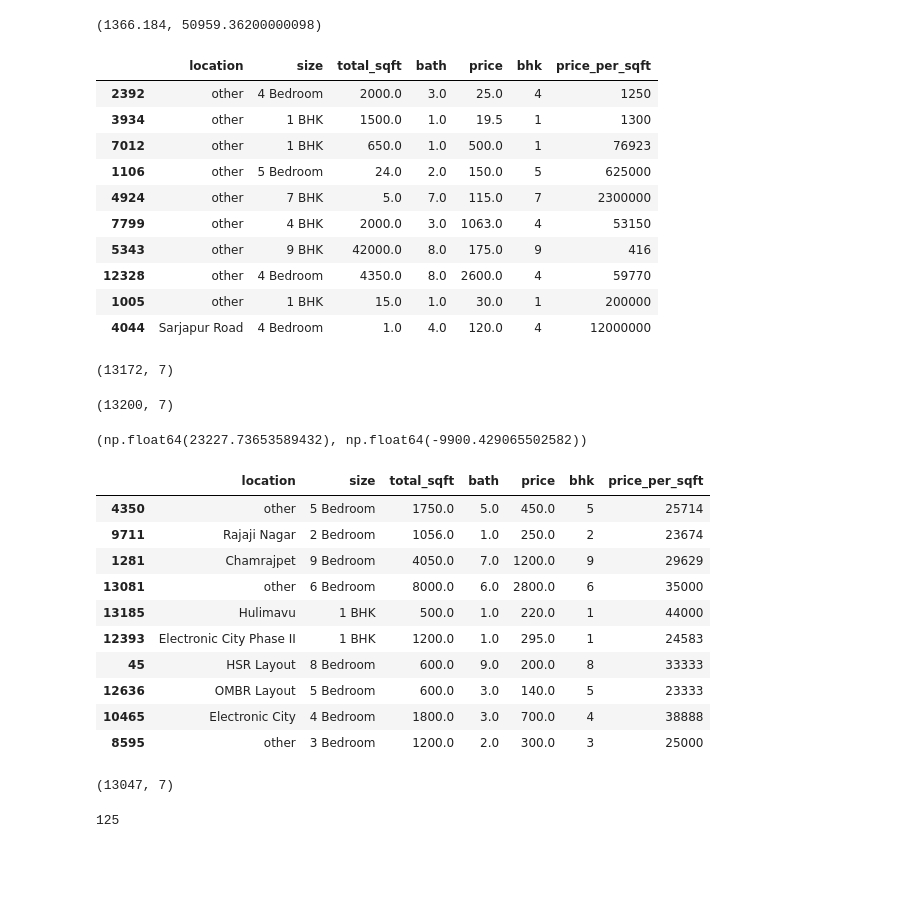
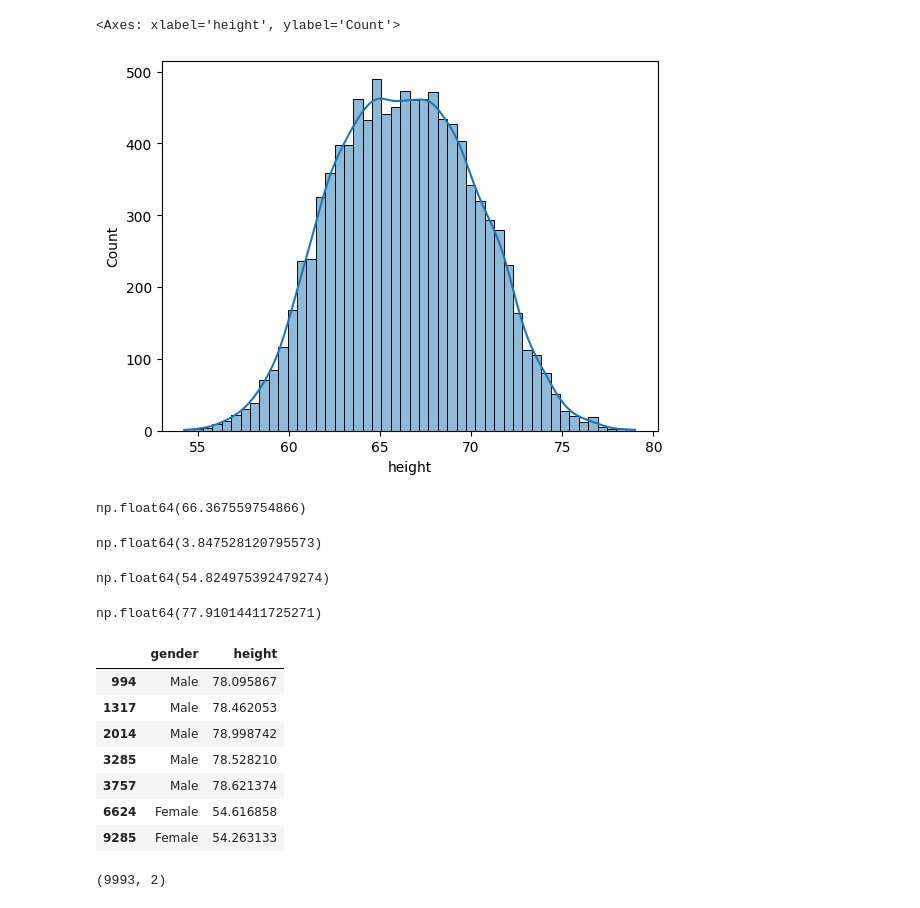
Before and after one commit to Nishthamaybeme/Data-Science-Journey, a Jupyter notebook: Standard-Deviation/std_deviation.ipynb, the cells around one changed output. Cells and saved outputs as stored; diff of their text form; code cells hidden in the pictures; blank space fills up the shorter version.

```diff
--- a/Standard-Deviation/std_deviation.ipynb
+++ b/Standard-Deviation/std_deviation.ipynb
@@ -34,61 +34,41 @@ Name: price_per_sqft, dtype: float64
 # %%
-lower_limit, upper_limit = df.price_per_sqft.quantile([0.001, 0.999])
-lower_limit, upper_limit
+sn.histplot(df.height,kde=True)
 # %% [output]
-(1366.184, 50959.36200000098)
+<Axes: xlabel='height', ylabel='Count'>
+[figure, added]
 # %%
-outliers = df[(df.price_per_sqft>upper_limit) | (df.price_per_sqft<lower_limit)]
-outliers.sample(10)
+mean=df.height.mean()
-# %% [output]
-|  | location | size | total_sqft | bath | price | bhk | price_per_sqft |
-| 2392 | other | 4 Bedroom | 2000.0 | 3.0 | 25.0 | 4 | 1250 |
-| 3934 | other | 1 BHK | 1500.0 | 1.0 | 19.5 | 1 | 1300 |
-| 7012 | other | 1 BHK | 650.0 | 1.0 | 500.0 | 1 | 76923 |
-| 1106 | other | 5 Bedroom | 24.0 | 2.0 | 150.0 | 5 | 625000 |
-| 4924 | other | 7 BHK | 5.0 | 7.0 | 115.0 | 7 | 2300000 |
-| 7799 | other | 4 BHK | 2000.0 | 3.0 | 1063.0 | 4 | 53150 |
-| 5343 | other | 9 BHK | 42000.0 | 8.0 | 175.0 | 9 | 416 |
-| 12328 | other | 4 Bedroom | 4350.0 | 8.0 | 2600.0 | 4 | 59770 |
-| 1005 | other | 1 BHK | 15.0 | 1.0 | 30.0 | 1 | 200000 |
-| 4044 | Sarjapur Road | 4 Bedroom | 1.0 | 4.0 | 120.0 | 4 | 12000000 |
 # %%
-
-df2 = df[(df.price_per_sqft<upper_limit) & (df.price_per_sqft>lower_limit)]
-df2.shape
+mean
 # %% [output]
-(13172, 7)
+np.float64(66.367559754866)
 # %%
-
-df.shape
+stddev=df.height.std()
+stddev
 # %% [output]
-(13200, 7)
+np.float64(3.847528120795573)
 # %%
-max_limit = df2.price_per_sqft.mean() + 4*df2.price_per_sqft.std()
-min_limit = df2.price_per_sqft.mean() - 4*df2.price_per_sqft.std()
-max_limit, min_limit
+mean-3*stddev
 # %% [output]
-(np.float64(23227.73653589432), np.float64(-9900.429065502582))
+np.float64(54.824975392479274)
 # %%
-df2[(df2.price_per_sqft>max_limit) | (df2.price_per_sqft<min_limit)].sample(10)
+mean+3*stddev
 # %% [output]
-|  | location | size | total_sqft | bath | price | bhk | price_per_sqft |
-| 4350 | other | 5 Bedroom | 1750.0 | 5.0 | 450.0 | 5 | 25714 |
-| 9711 | Rajaji Nagar | 2 Bedroom | 1056.0 | 1.0 | 250.0 | 2 | 23674 |
-| 1281 | Chamrajpet | 9 Bedroom | 4050.0 | 7.0 | 1200.0 | 9 | 29629 |
-| 13081 | other | 6 Bedroom | 8000.0 | 6.0 | 2800.0 | 6 | 35000 |
-| 13185 | Hulimavu | 1 BHK | 500.0 | 1.0 | 220.0 | 1 | 44000 |
-| 12393 | Electronic City Phase II | 1 BHK | 1200.0 | 1.0 | 295.0 | 1 | 24583 |
-| 45 | HSR Layout | 8 Bedroom | 600.0 | 9.0 | 200.0 | 8 | 33333 |
-| 12636 | OMBR Layout | 5 Bedroom | 600.0 | 3.0 | 140.0 | 5 | 23333 |
-| 10465 | Electronic City | 4 Bedroom | 1800.0 | 3.0 | 700.0 | 4 | 38888 |
-| 8595 | other | 3 Bedroom | 1200.0 | 2.0 | 300.0 | 3 | 25000 |
+np.float64(77.91014411725271)
 # %%
-df3 = df2[(df2.price_per_sqft>min_limit) & (df2.price_per_sqft<max_limit)]
-df3.shape
+df[(df.height<54.82 )| (df.height>77.91)]
 # %% [output]
-(13047, 7)
+|  | gender | height |
+| 994 | Male | 78.095867 |
+| 1317 | Male | 78.462053 |
+| 2014 | Male | 78.998742 |
+| 3285 | Male | 78.528210 |
+| 3757 | Male | 78.621374 |
+| 6624 | Female | 54.616858 |
+| 9285 | Female | 54.263133 |
 # %%
-df2.shape[0]-df3.shape[0]
+df_new=df[(df.height>54.82) & (df.height<77.91)]
+df_new.shape
 # %% [output]
-125
+(9993, 2)
 # %%
```
Also changed, not shown: parts of 5 cells of this notebook.
